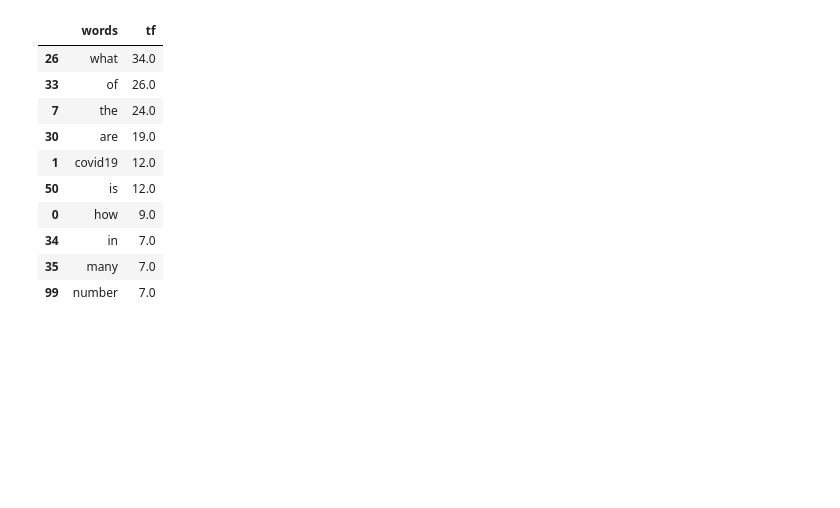
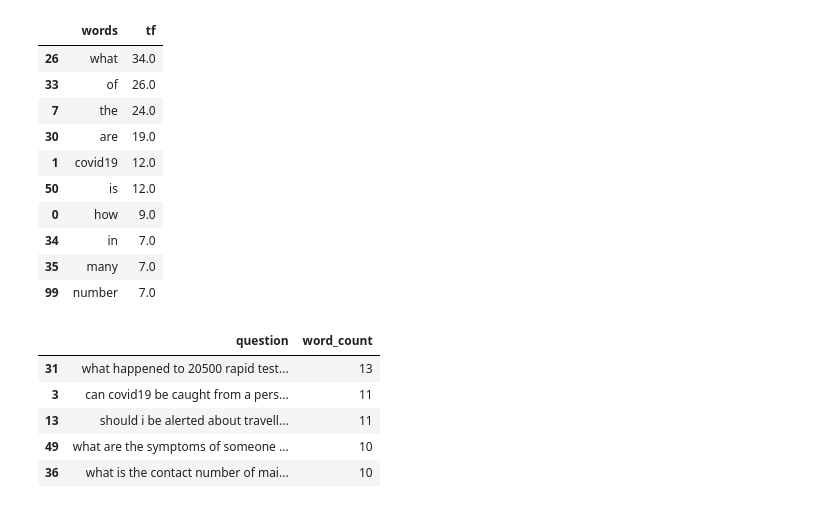
Before and after one commit to niroshank/asp-dotnet-mvc-l10n-app, a Jupyter notebook: BOW_Coronavirus.ipynb, the cells around one changed output. Cells and saved outputs as stored; diff of their text form; code cells hidden in the pictures; blank space fills up the shorter version.

```diff
--- a/BOW_Coronavirus.ipynb
+++ b/BOW_Coronavirus.ipynb
@@ -241,3 +241,14 @@ tf1.sort_values('tf',ascending=False)[:10]
 | 34 | in | 7.0 |
 | 35 | many | 7.0 |
 | 99 | number | 7.0 |
+# %%
+# get highest avg order
+highest = df.sort_values('word_count',ascending=False)[:5]
+highest[['question','word_count']].head()
+# %% [output]
+|  | question | word_count |
+| 31 | what happened to 20500 rapid test... | 13 |
+| 3 | can covid19 be caught from a pers... | 11 |
+| 13 | should i be alerted about travell... | 11 |
+| 49 | what are the symptoms of someone ... | 10 |
+| 36 | what is the contact number of mai... | 10 |
```
Also changed, not shown: parts of 2 cells of this notebook.
